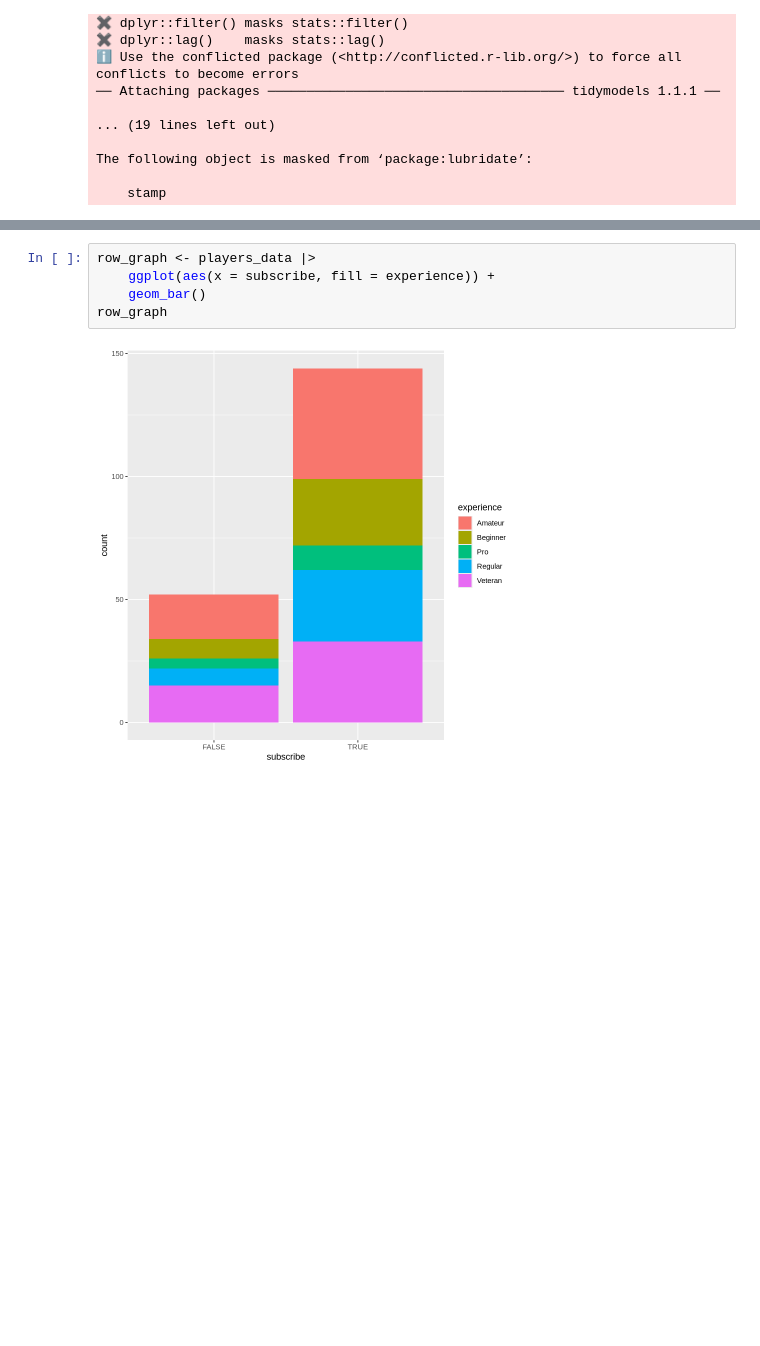
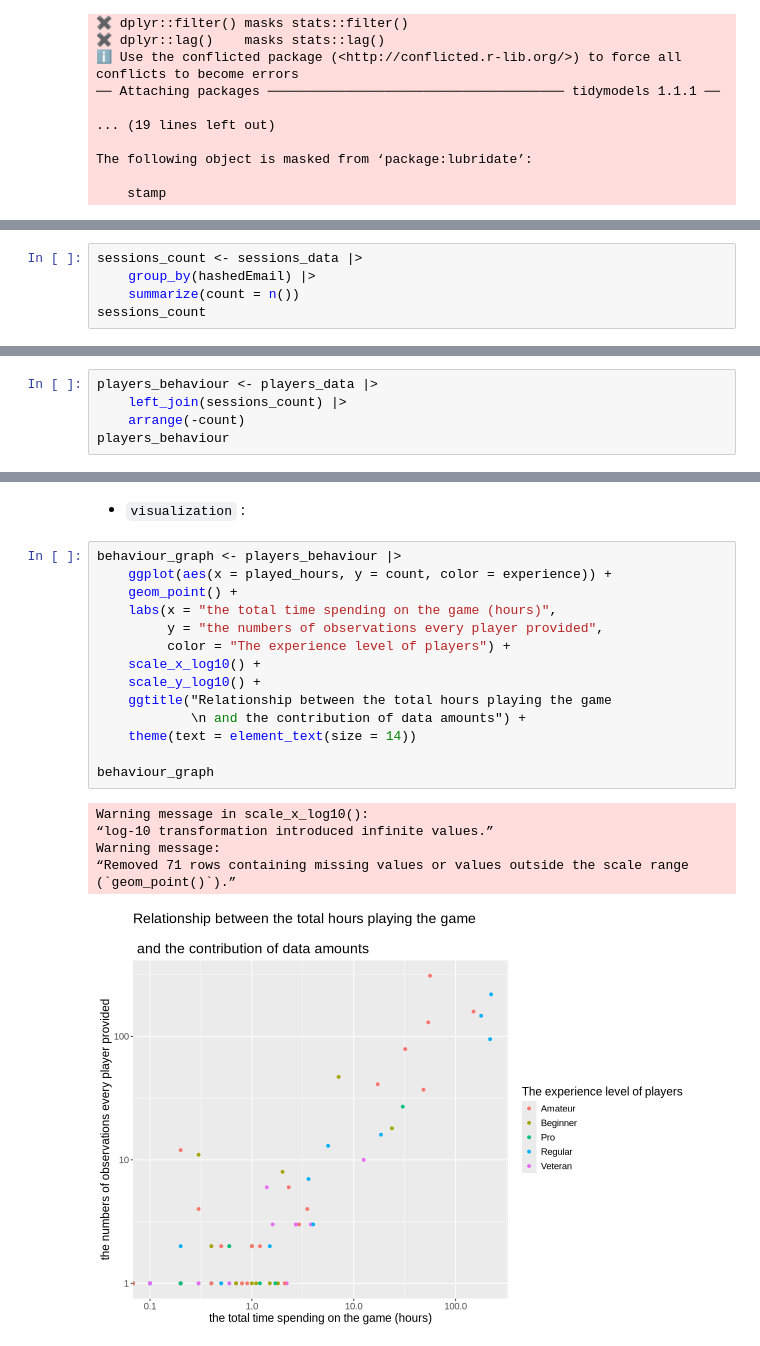
Before and after one commit to gloriagxr07-source/dsci-100-2025w1-personal-project, a Jupyter notebook: dsci-project-individual.ipynb, the cells around one changed output, grey strips where cells are left out. Saved outputs shown, nothing was run; the diff lists cells and outputs as text; blank space fills up the shorter version.

```diff
--- a/dsci-project-individual.ipynb
+++ b/dsci-project-individual.ipynb
@@ -77,0 +98,5 @@ A spec_tbl_df: 1535 × 5
+# %%
+sessions_count <- sessions_data |>
+    group_by(hashedEmail) |>
+    summarize(count = n())
+sessions_count
@@ -77,0 +114,5 @@ A spec_tbl_df: 1535 × 5
+# %%
+players_behaviour <- players_data |>
+    left_join(sessions_count) |>
+    arrange(-count)
+players_behaviour
@@ -78,7 +147,24 @@ A spec_tbl_df: 1535 × 5
+# %% [markdown]
+
+- `visualization` :
 # %%
-row_graph <- players_data |>
-    ggplot(aes(x = subscribe, fill = experience)) +
-    geom_bar()
-row_graph
+behaviour_graph <- players_behaviour |>
+    ggplot(aes(x = played_hours, y = count, color = experience)) +
+    geom_point() +
+    labs(x = "the total time spending on the game (hours)",
+         y = "the numbers of observations every player provided",
+         color = "The experience level of players") +
+    scale_x_log10() +
+    scale_y_log10() +
+    ggtitle("Relationship between the total hours playing the game
+            \n and the contribution of data amounts") +
+    theme(text = element_text(size = 14))
+
+behaviour_graph
 # %% [output]
+Warning message in scale_x_log10():
+“log-10 transformation introduced infinite values.”
+Warning message:
+“Removed 71 rows containing missing values or values outside the scale range
+(`geom_point()`).”
-[figure, old version]
+[figure, new version]
```
Also changed, not shown: parts of 14 cells of this notebook.
